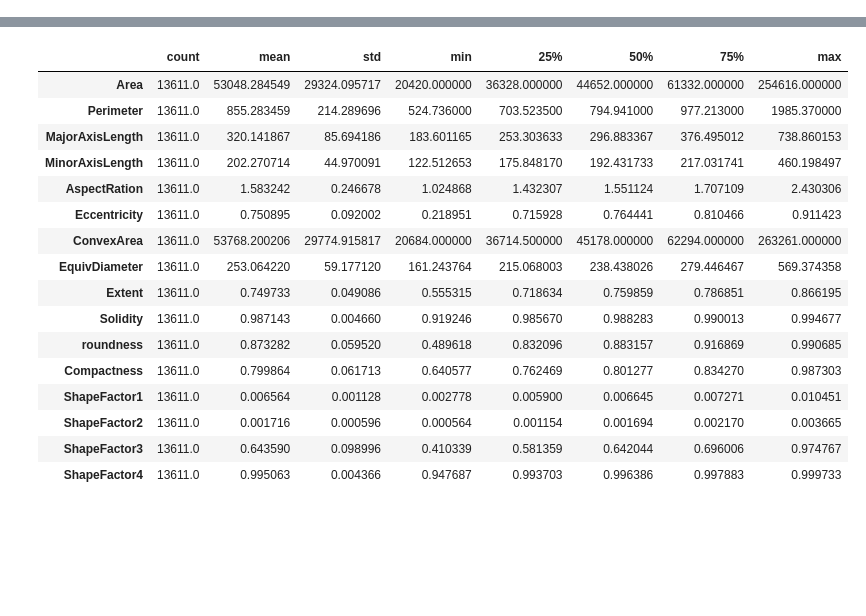
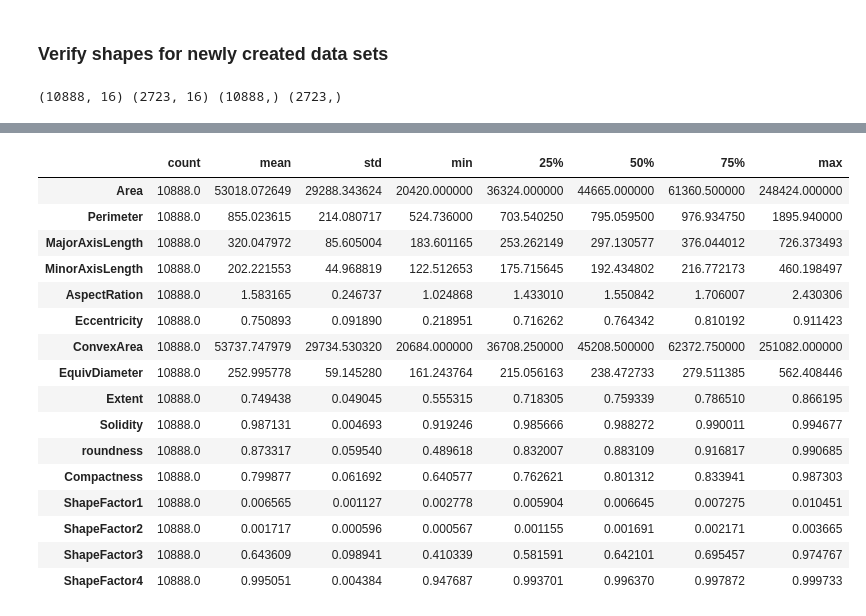
Before and after one commit to tlchampion/drybeans, a Jupyter notebook: notebooks/db_eda.ipynb, the cells around one changed output, grey strips where cells are left out. Cells and saved outputs as stored; diff of their text form; code cells hidden in the pictures; blank space fills up the shorter version.

```diff
--- a/notebooks/db_eda.ipynb
+++ b/notebooks/db_eda.ipynb
@@ -116,3 +103,14 @@ data
+# %%
+x = data.iloc[:,0:16]
+y = data.iloc[:,16]
+# %%
+X_train, X_test, y_train, y_test = train_test_split(x,y,test_size=0.2, random_state=42, stratify=y )
+# %% [markdown]
+### Verify shapes for newly created data sets
+# %%
+print(X_train.shape, X_test.shape, y_train.shape, y_test.shape)
+# %% [output]
+(10888, 16) (2723, 16) (10888,) (2723,)
 # %%
 data.info()
 # %% [output]
@@ -134,22 +132,22 @@ Data columns (total 17 columns):
 dtypes: float64(14), int64(2), object(1)
 memory usage: 1.8+ MB
 # %%
-data.describe().T
+X_train.describe().T
 # %% [output]
 |  | count | mean | std | min | 25% | 50% | 75% | max |
-| Area | 13611.0 | 53048.284549 | 29324.095717 | 20420.000000 | 36328.000000 | 44652.000000 | 61332.000000 | 254616.000000 |
-| Perimeter | 13611.0 | 855.283459 | 214.289696 | 524.736000 | 703.523500 | 794.941000 | 977.213000 | 1985.370000 |
-| MajorAxisLength | 13611.0 | 320.141867 | 85.694186 | 183.601165 | 253.303633 | 296.883367 | 376.495012 | 738.860153 |
-| MinorAxisLength | 13611.0 | 202.270714 | 44.970091 | 122.512653 | 175.848170 | 192.431733 | 217.031741 | 460.198497 |
-| AspectRation | 13611.0 | 1.583242 | 0.246678 | 1.024868 | 1.432307 | 1.551124 | 1.707109 | 2.430306 |
-| Eccentricity | 13611.0 | 0.750895 | 0.092002 | 0.218951 | 0.715928 | 0.764441 | 0.810466 | 0.911423 |
-| ConvexArea | 13611.0 | 53768.200206 | 29774.915817 | 20684.000000 | 36714.500000 | 45178.000000 | 62294.000000 | 263261.000000 |
-| EquivDiameter | 13611.0 | 253.064220 | 59.177120 | 161.243764 | 215.068003 | 238.438026 | 279.446467 | 569.374358 |
-| Extent | 13611.0 | 0.749733 | 0.049086 | 0.555315 | 0.718634 | 0.759859 | 0.786851 | 0.866195 |
-| Solidity | 13611.0 | 0.987143 | 0.004660 | 0.919246 | 0.985670 | 0.988283 | 0.990013 | 0.994677 |
-| roundness | 13611.0 | 0.873282 | 0.059520 | 0.489618 | 0.832096 | 0.883157 | 0.916869 | 0.990685 |
-| Compactness | 13611.0 | 0.799864 | 0.061713 | 0.640577 | 0.762469 | 0.801277 | 0.834270 | 0.987303 |
-| ShapeFactor1 | 13611.0 | 0.006564 | 0.001128 | 0.002778 | 0.005900 | 0.006645 | 0.007271 | 0.010451 |
-| ShapeFactor2 | 13611.0 | 0.001716 | 0.000596 | 0.000564 | 0.001154 | 0.001694 | 0.002170 | 0.003665 |
-| ShapeFactor3 | 13611.0 | 0.643590 | 0.098996 | 0.410339 | 0.581359 | 0.642044 | 0.696006 | 0.974767 |
-| ShapeFactor4 | 13611.0 | 0.995063 | 0.004366 | 0.947687 | 0.993703 | 0.996386 | 0.997883 | 0.999733 |
+| Area | 10888.0 | 53018.072649 | 29288.343624 | 20420.000000 | 36324.000000 | 44665.000000 | 61360.500000 | 248424.000000 |
+| Perimeter | 10888.0 | 855.023615 | 214.080717 | 524.736000 | 703.540250 | 795.059500 | 976.934750 | 1895.940000 |
+| MajorAxisLength | 10888.0 | 320.047972 | 85.605004 | 183.601165 | 253.262149 | 297.130577 | 376.044012 | 726.373493 |
+| MinorAxisLength | 10888.0 | 202.221553 | 44.968819 | 122.512653 | 175.715645 | 192.434802 | 216.772173 | 460.198497 |
+| AspectRation | 10888.0 | 1.583165 | 0.246737 | 1.024868 | 1.433010 | 1.550842 | 1.706007 | 2.430306 |
+| Eccentricity | 10888.0 | 0.750893 | 0.091890 | 0.218951 | 0.716262 | 0.764342 | 0.810192 | 0.911423 |
+| ConvexArea | 10888.0 | 53737.747979 | 29734.530320 | 20684.000000 | 36708.250000 | 45208.500000 | 62372.750000 | 251082.000000 |
+| EquivDiameter | 10888.0 | 252.995778 | 59.145280 | 161.243764 | 215.056163 | 238.472733 | 279.511385 | 562.408446 |
+| Extent | 10888.0 | 0.749438 | 0.049045 | 0.555315 | 0.718305 | 0.759339 | 0.786510 | 0.866195 |
+| Solidity | 10888.0 | 0.987131 | 0.004693 | 0.919246 | 0.985666 | 0.988272 | 0.990011 | 0.994677 |
+| roundness | 10888.0 | 0.873317 | 0.059540 | 0.489618 | 0.832007 | 0.883109 | 0.916817 | 0.990685 |
+| Compactness | 10888.0 | 0.799877 | 0.061692 | 0.640577 | 0.762621 | 0.801312 | 0.833941 | 0.987303 |
+| ShapeFactor1 | 10888.0 | 0.006565 | 0.001127 | 0.002778 | 0.005904 | 0.006645 | 0.007275 | 0.010451 |
+| ShapeFactor2 | 10888.0 | 0.001717 | 0.000596 | 0.000567 | 0.001155 | 0.001691 | 0.002171 | 0.003665 |
+| ShapeFactor3 | 10888.0 | 0.643609 | 0.098941 | 0.410339 | 0.581591 | 0.642101 | 0.695457 | 0.974767 |
+| ShapeFactor4 | 10888.0 | 0.995051 | 0.004384 | 0.947687 | 0.993701 | 0.996370 | 0.997872 | 0.999733 |
```
Also changed, not shown: parts of 5 cells of this notebook.
